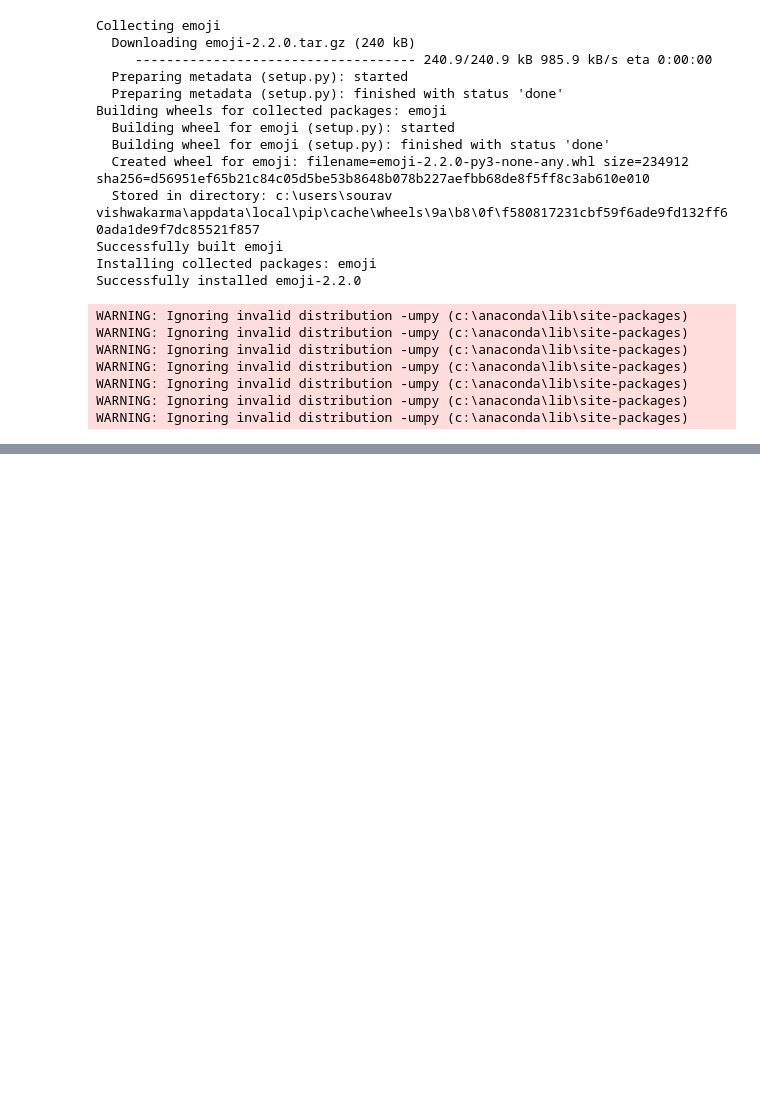
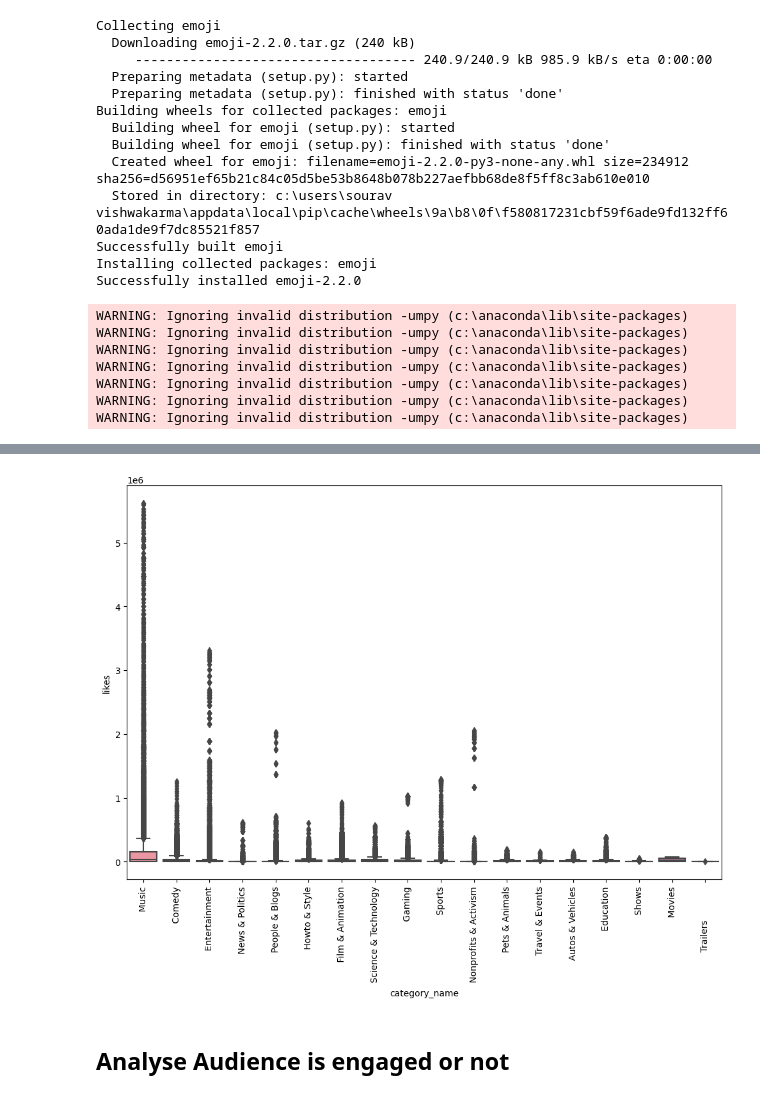
Before and after one commit to souravv54/Data-Analyst-Course, a Jupyter notebook: Projects/Udemy course Projects/Youtube Case Study/Youtube Analysis - Workbook.ipynb, the cells around one changed output, grey strips where cells are left out. Cells and saved outputs as stored; diff of their text form; code cells hidden in the pictures; blank space fills up the shorter version.

```diff
--- a/Projects/Udemy course Projects/Youtube Case Study/Youtube Analysis - Workbook.ipynb
+++ b/Projects/Udemy course Projects/Youtube Case Study/Youtube Analysis - Workbook.ipynb
@@ -248,0 +275,2 @@ comment
+# %%
+files_csv = [files[i] for i in range(0,len(files),2) ]
@@ -248,0 +295,8 @@ comment
+# %%
+full_df = pd.DataFrame()
+
+for i in files_csv:
+    current_df = pd.read_csv(path + '/' + i,encoding= 'iso-8859-1', error_bad_lines= False)
+
+    current_df['country'] = i.split('.')[0][0:2]
+    full_df = pd.concat([full_df,current_df])
@@ -248,0 +394,3 @@ comment
+# %%
+# Convert the DF to Dict
+dct=cat.to_dict()
@@ -248,0 +417,3 @@ comment
+# %%
+#Map the dict data into pandas DF.
+full_df['category_name']=full_df['category_id'].map(dct['category_name'])
@@ -248,0 +440,9 @@ comment
+# %%
+plt.figure(figsize=(12,8))
+sns.boxplot(x='category_name',y='likes',data=full_df)
+plt.xticks(rotation='vertical')
+plt.show()
+# %% [output]
+[figure, added]
+# %% [markdown]
+## Analyse Audience is engaged or not
```
Also changed, not shown: parts of 37 cells of this notebook, 2 other files.
